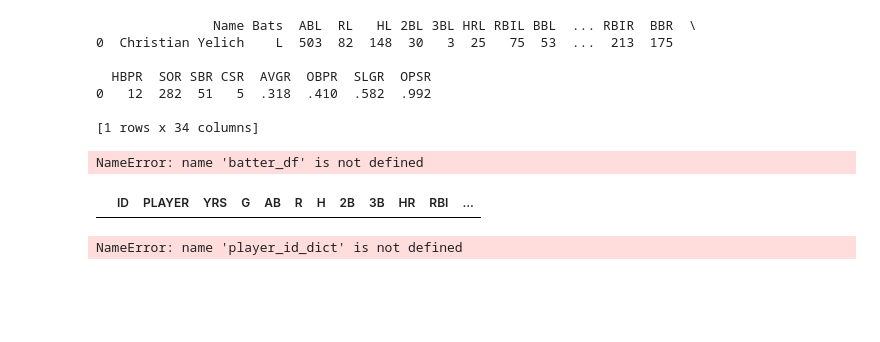
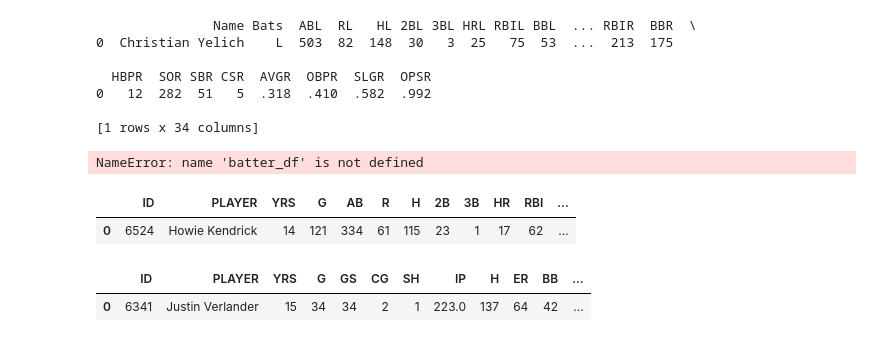
Before and after one commit to jmaloon1/Baseball-Simulator, a Jupyter notebook: Baseball Simulator.ipynb, the cells around one changed output. Drawn from its saved outputs; the diff is of its cells as text; code cells hidden in the pictures; blank space fills up the shorter version.

```diff
--- a/Baseball Simulator.ipynb
+++ b/Baseball Simulator.ipynb
@@ -846,10 +962,12 @@ for index, batter in batter_df.iterrows():
 # %% [output]
 NameError: name 'batter_df' is not defined
 # %%
-batter_stats_df.loc[batter_stats_df['PLAYER']=='Ender Inciarte']
+batter_stats_df.loc[batter_stats_df['PLAYER']=='Howie Kendrick']
 # %% [output]
 |  | ID | PLAYER | YRS | G | AB | R | H | 2B | 3B | HR | RBI | ... |
+| 0 | 6524 | Howie Kendrick | 14 | 121 | 334 | 61 | 115 | 23 | 1 | 17 | 62 | ... |
-# %%
-player_id_dict
-# %% [output]
-NameError: name 'player_id_dict' is not defined
+# %%
+pitcher_stats_df.loc[pitcher_stats_df['PLAYER']=='Justin Verlander']
+# %% [output]
+|  | ID | PLAYER | YRS | G | GS | CG | SH | IP | H | ER | BB | ... |
+| 0 | 6341 | Justin Verlander | 15 | 34 | 34 | 2 | 1 | 223.0 | 137 | 64 | 42 | ... |
```
Also changed, not shown: parts of 2 cells of this notebook.
